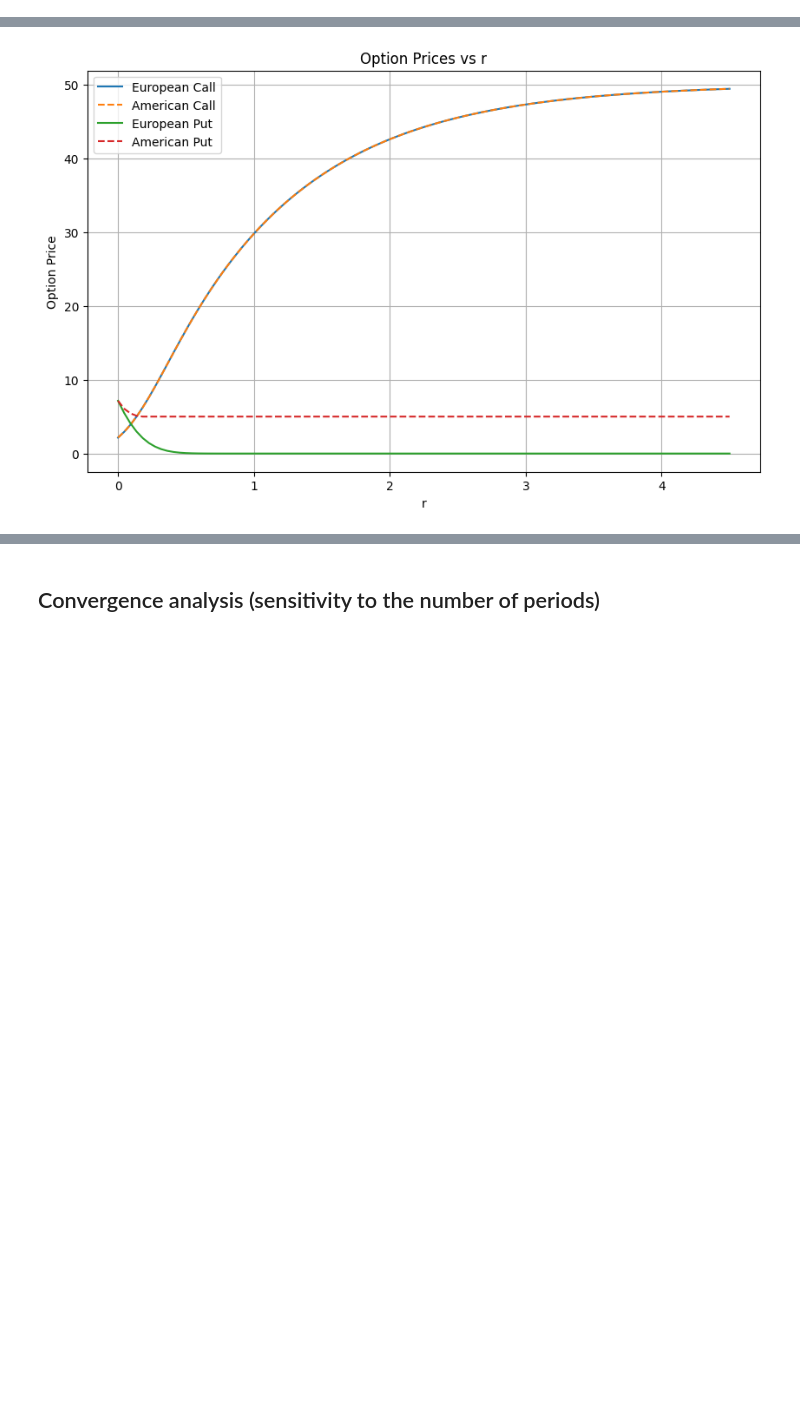
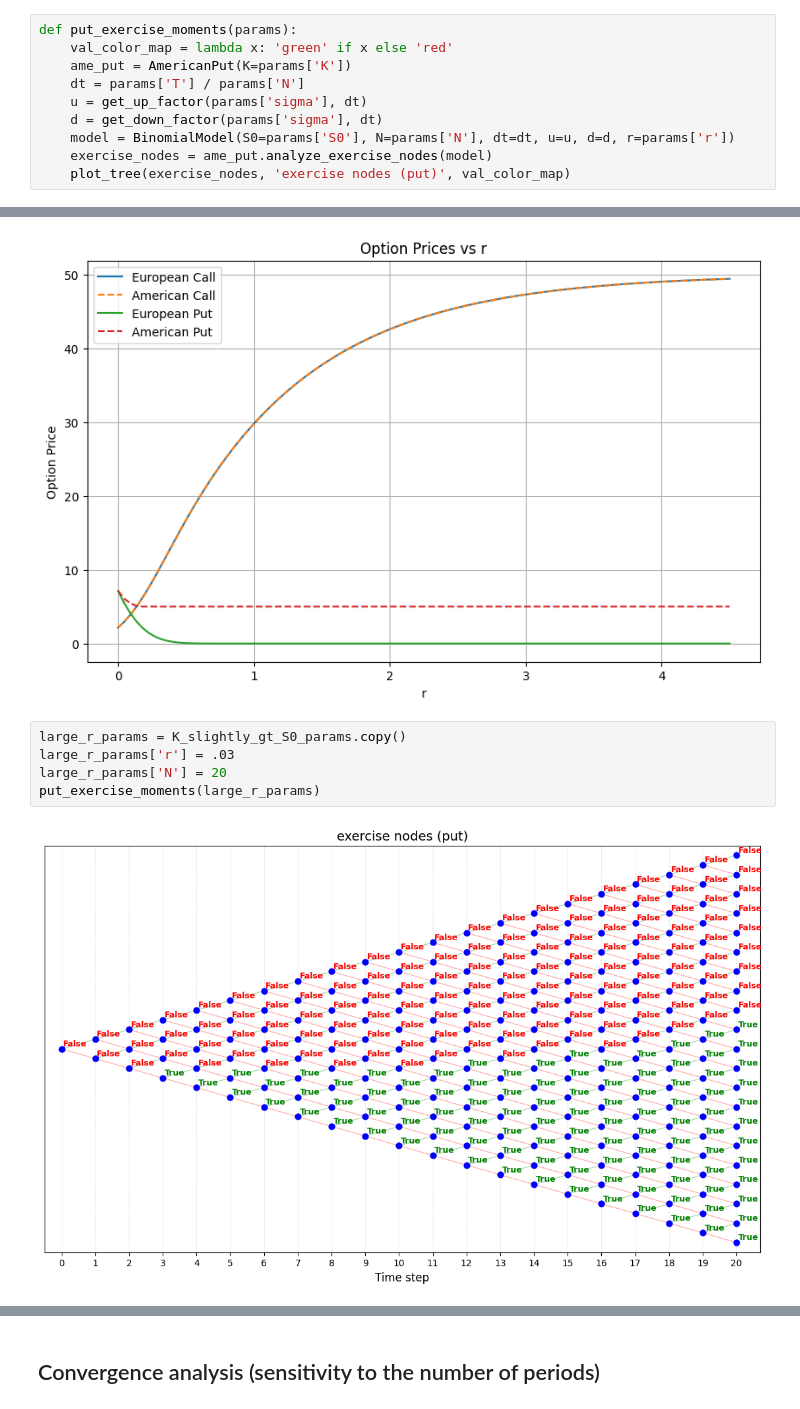
Before and after one commit to AleksyBalazinski/option-pricing, a Jupyter notebook: analysis.ipynb, the cells around one changed output, grey strips where cells are left out. Cells and saved outputs as stored; diff of their text form; blank space fills up the shorter version.

```diff
--- a/analysis.ipynb
+++ b/analysis.ipynb
@@ -186,6 +195,16 @@ def analyze_sensitivity(param_name, param_values, params, plot_payoffs=False):
     ax.grid(True)
 
     return ax
+# %%
+def put_exercise_moments(params):
+    val_color_map = lambda x: 'green' if x else 'red'
+    ame_put = AmericanPut(K=params['K'])
+    dt = params['T'] / params['N']
+    u = get_up_factor(params['sigma'], dt)
+    d = get_down_factor(params['sigma'], dt)
+    model = BinomialModel(S0=params['S0'], N=params['N'], dt=dt, u=u, d=d, r=params['r'])
+    exercise_nodes = ame_put.analyze_exercise_nodes(model)
+    plot_tree(exercise_nodes, 'exercise nodes (put)', val_color_map)
 # %% [markdown]
 ## What is the distribution of $S_T$?
 Using the central limit theorem, it can be shown that the distribution of stock prices approaches the $\mathrm{Lognormal}(\mu, \sigma_L)$ distribution with parameters
@@ -446,3 +471,10 @@ analyze_sensitivity('r', np.linspace(0.0, 4.5, 100), K_slightly_gt_S0_params)
 plt.show()
 # %% [output]
 [figure]
+# %%
+large_r_params = K_slightly_gt_S0_params.copy()
+large_r_params['r'] = .03
+large_r_params['N'] = 20
+put_exercise_moments(large_r_params)
+# %% [output]
+[figure, added]
```
Also changed, not shown: parts of 7 cells of this notebook.
